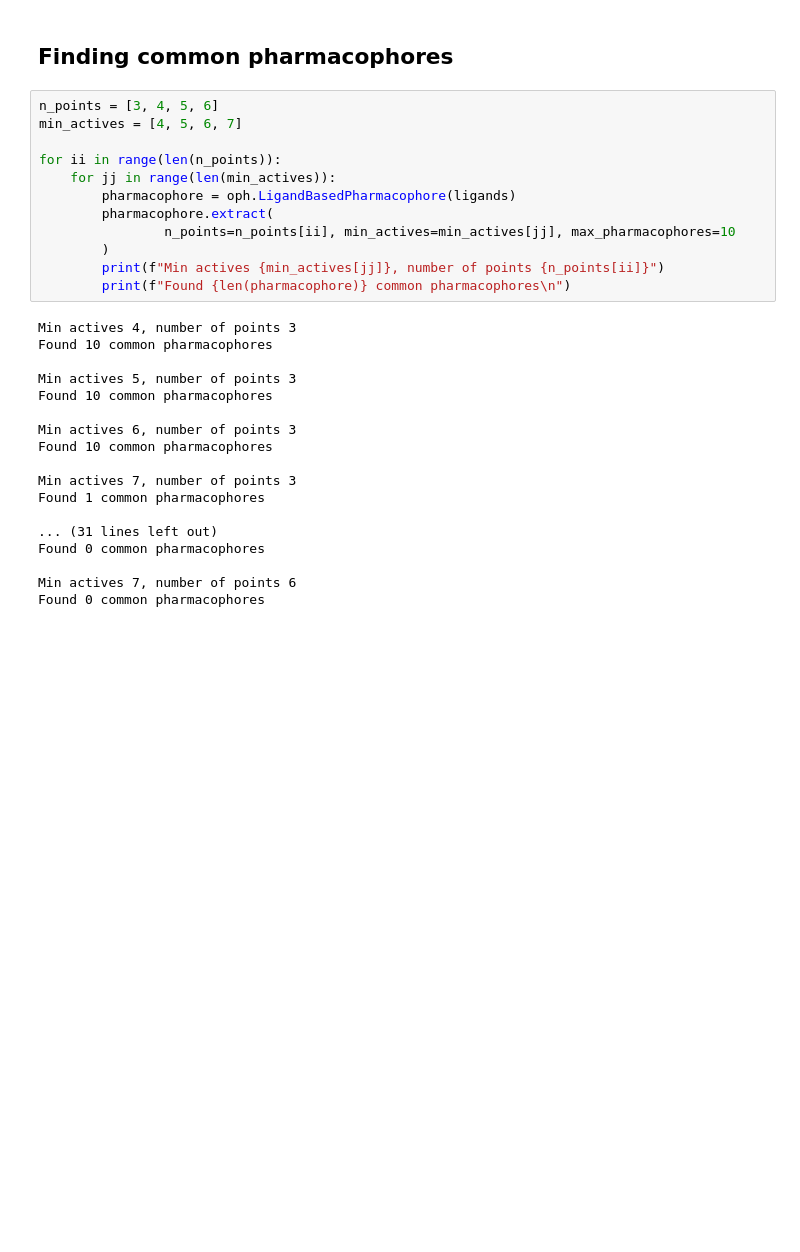
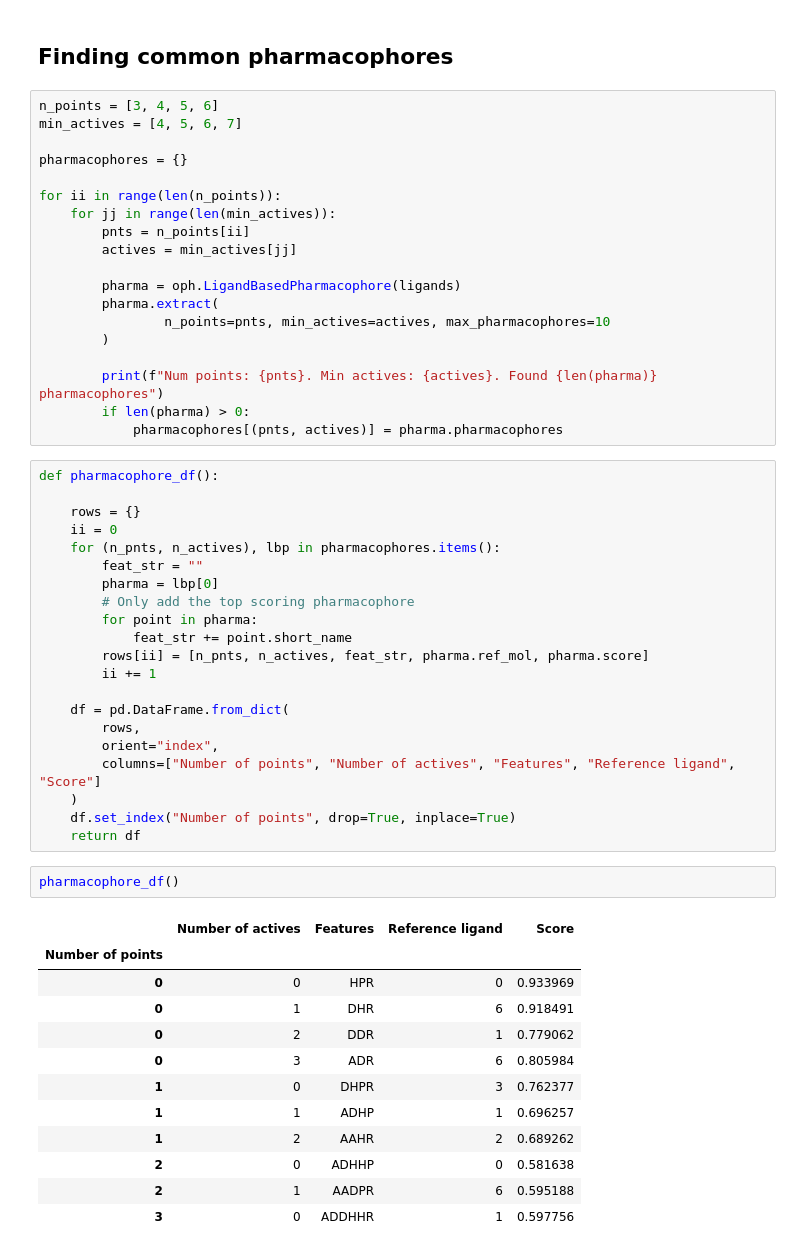
Before and after one commit to uibcdf/OpenPharmacophore, a Jupyter notebook: docs/contents/examples/ligand-based/thrombin.ipynb, the cells around one changed output. Cells and saved outputs as stored; diff of their text form; blank space fills up the shorter version.

```diff
--- a/docs/contents/examples/ligand-based/thrombin.ipynb
+++ b/docs/contents/examples/ligand-based/thrombin.ipynb
@@ -116,29 +116,54 @@ SVG(drawing.GetDrawingText())
 n_points = [3, 4, 5, 6]
 min_actives = [4, 5, 6, 7]
 
+pharmacophores = {}
+
 for ii in range(len(n_points)):
     for jj in range(len(min_actives)):
-        pharmacophore = oph.LigandBasedPharmacophore(ligands)
-        pharmacophore.extract(
-                n_points=n_points[ii], min_actives=min_actives[jj], max_pharmacophores=10
+        pnts = n_points[ii]
+        actives = min_actives[jj]
+
+        pharma = oph.LigandBasedPharmacophore(ligands)
+        pharma.extract(
+                n_points=pnts, min_actives=actives, max_pharmacophores=10
         )
-        print(f"Min actives {min_actives[jj]}, number of points {n_points[ii]}")
-        print(f"Found {len(pharmacophore)} common pharmacophores\n")
+
+        print(f"Num points: {pnts}. Min actives: {actives}. Found {len(pharma)} pharmacophores")
+        if len(pharma) > 0:
+            pharmacophores[(pnts, actives)] = pharma.pharmacophores
-# %% [output]
-Min actives 4, number of points 3
-Found 10 common pharmacophores
-
-Min actives 5, number of points 3
-Found 10 common pharmacophores
-
-Min actives 6, number of points 3
-Found 10 common pharmacophores
-
-Min actives 7, number of points 3
-Found 1 common pharmacophores
-
-... (31 lines left out)
-Found 0 common pharmacophores
-
-Min actives 7, number of points 6
-Found 0 common pharmacophores
+# %%
+def pharmacophore_df():
+
+    rows = {}
+    ii = 0
+    for (n_pnts, n_actives), lbp in pharmacophores.items():
+        feat_str = ""
+        pharma = lbp[0]
+        # Only add the top scoring pharmacophore
+        for point in pharma:
+            feat_str += point.short_name
+        rows[ii] = [n_pnts, n_actives, feat_str, pharma.ref_mol, pharma.score]
+        ii += 1
+
+    df = pd.DataFrame.from_dict(
+        rows,
+        orient="index",
+        columns=["Number of points", "Number of actives", "Features", "Reference ligand", "Score"]
+    )
+    df.set_index("Number of points", drop=True, inplace=True)
+    return df
+# %%
+pharmacophore_df()
+# %% [output]
+|  | Number of actives | Features | Reference ligand | Score |
+| Number of points |  |  |  |  |
+| 0 | 0 | HPR | 0 | 0.933969 |
+| 0 | 1 | DHR | 6 | 0.918491 |
+| 0 | 2 | DDR | 1 | 0.779062 |
+| 0 | 3 | ADR | 6 | 0.805984 |
+| 1 | 0 | DHPR | 3 | 0.762377 |
+| 1 | 1 | ADHP | 1 | 0.696257 |
+| 1 | 2 | AAHR | 2 | 0.689262 |
+| 2 | 0 | ADHHP | 0 | 0.581638 |
+| 2 | 1 | AADPR | 6 | 0.595188 |
+| 3 | 0 | ADDHHR | 1 | 0.597756 |
```
Also changed, not shown: parts of 4 cells of this notebook, 5 other files.
